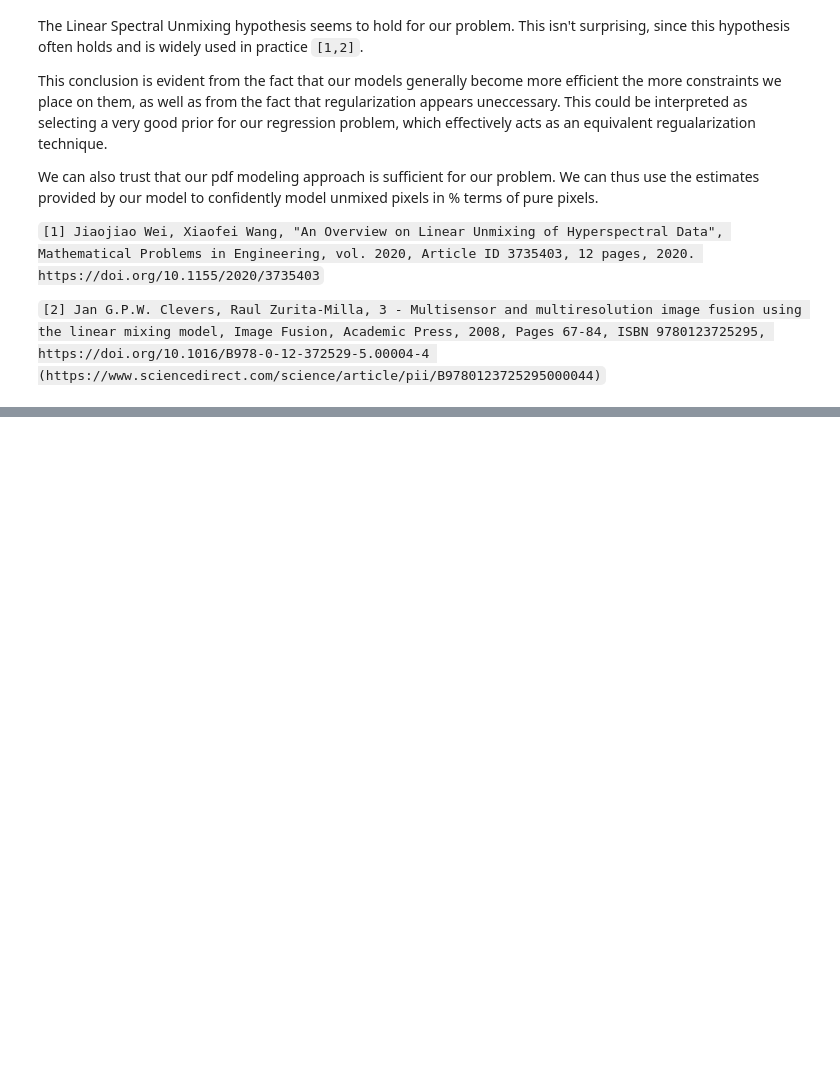
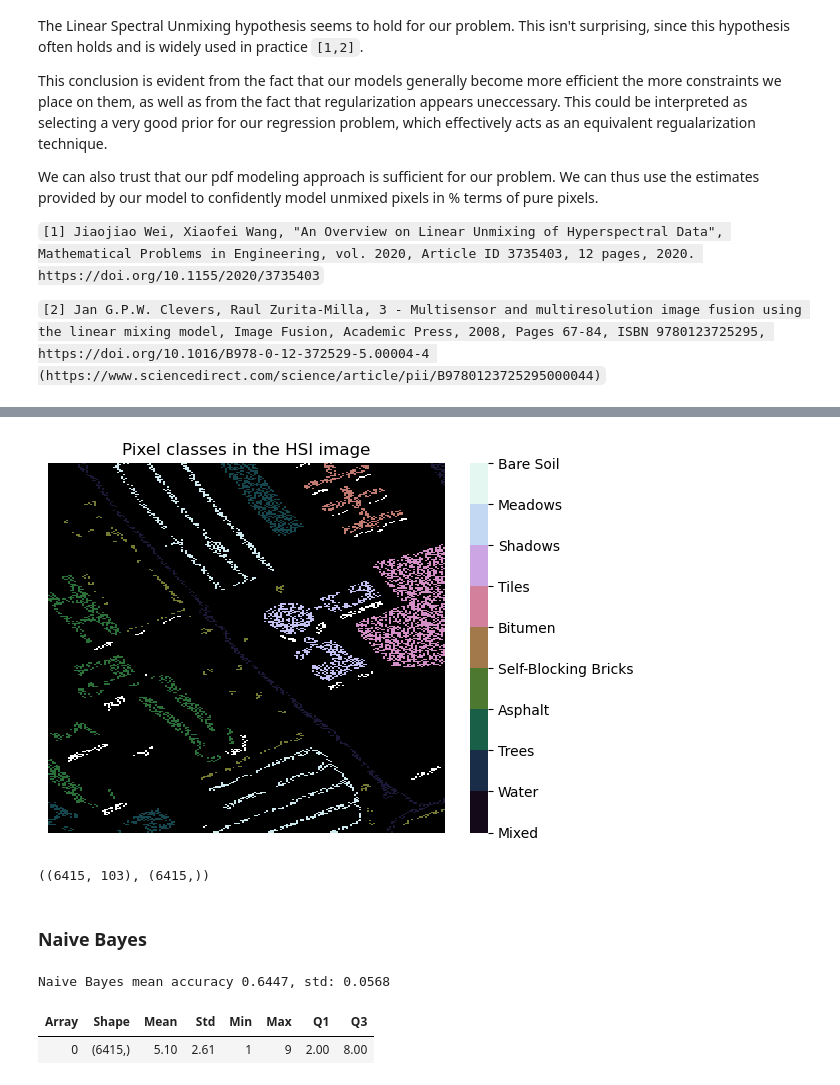
Before and after one commit to dimits-ts/hyperspectral-imaging, a Jupyter notebook: Project_AUEB.ipynb, the cells around one changed output, grey strips where cells are left out. Cells and saved outputs as stored; diff of their text form; code cells hidden in the pictures; blank space fills up the shorter version.

```diff
--- a/Project_AUEB.ipynb
+++ b/Project_AUEB.ipynb
@@ -416,0 +423,27 @@ plt.show()
+# %%
+import seaborn as sns
+
+ax = sns.heatmap(y_train_set.astype(int),
+                 cmap=sns.color_palette("cubehelix", as_cmap=True),
+                 cbar_kws={"boundaries": np.arange(y_train_set.min(), y_train_set.max()+1, 1)})
+
+ax.set(xticklabels=[], yticklabels=[])
+ax.tick_params(left=False, bottom=False)
+
+cbar = ax.collections[0].colorbar
+cbar.set_ticklabels(class_names.values())
+
+plt.title("Pixel classes in the HSI image")
+plt.show()
+# %% [output]
+[figure, added]
+# %%
+mask = y_train_set != 0
+x_train = pure_hsi[mask]
+y_train = y_train_set[mask].flatten()
+
+x_train.shape, y_train.shape
+# %% [output]
+((6415, 103), (6415,))
+# %% [markdown]
+### Naive Bayes
@@ -416,0 +457,14 @@ plt.show()
+# %%
+from sklearn.naive_bayes import GaussianNB
+
+
+res = cross_val_res(GaussianNB(), x_train, y_train)
+print(f"Naive Bayes mean accuracy {res[0]:.4f}, std: {res[1]:.4f}")
+# %% [output]
+Naive Bayes mean accuracy 0.6447, std: 0.0568
+# %%
+naive_res = GaussianNB().fit(x_train, y_train).predict(x_train)
+arrays_stats([naive_res])
+# %% [output]
+| Array | Shape | Mean | Std | Min | Max | Q1 | Q3 |
+| 0 | (6415,) | 5.10 | 2.61 | 1 | 9 | 2.00 | 8.00 |
```
Also changed, not shown: parts of 29 cells of this notebook.
